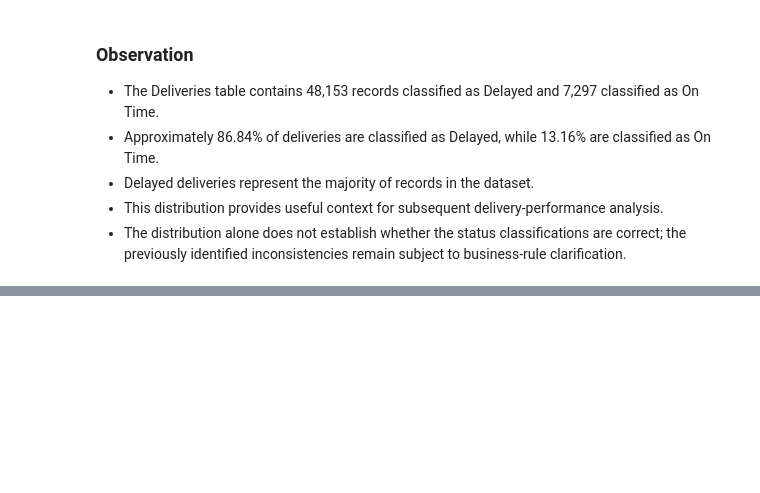
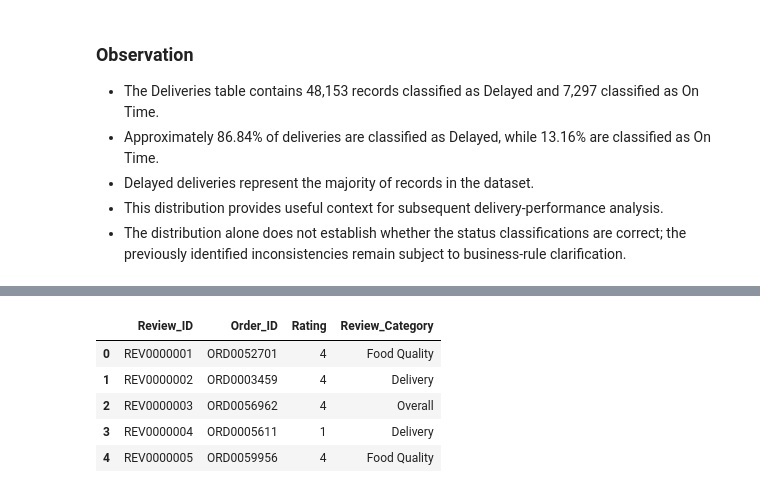
Before and after one commit to saradlakandri/Food-Delivery-Operations-Customer-Analytics, a Jupyter notebook: Python/Food_Delivery_Operations_Customer_Analytics.ipynb, the cells around one changed output, grey strips where cells are left out. Saved outputs shown, nothing was run; the diff lists cells and outputs as text; code cells hidden in the pictures; blank space fills up the shorter version.

Commit message:
Reviews table data cleaning and validation

```diff
--- a/Python/Food_Delivery_Operations_Customer_Analytics.ipynb
+++ b/Python/Food_Delivery_Operations_Customer_Analytics.ipynb
@@ -1741,0 +1767,11 @@ Therefore, the table is **ready for further analysis with documented data-qualit
+# %%
+## Loading/reading of the Reviews table
+reviews = pd.read_csv('/content/reviews.csv')
+reviews.head()
+# %% [output]
+|  | Review_ID | Order_ID | Rating | Review_Category |
+| 0 | REV0000001 | ORD0052701 | 4 | Food Quality |
+| 1 | REV0000002 | ORD0003459 | 4 | Delivery |
+| 2 | REV0000003 | ORD0056962 | 4 | Overall |
+| 3 | REV0000004 | ORD0005611 | 1 | Delivery |
+| 4 | REV0000005 | ORD0059956 | 4 | Food Quality |
```
Also changed, not shown: parts of 27 cells of this notebook.
